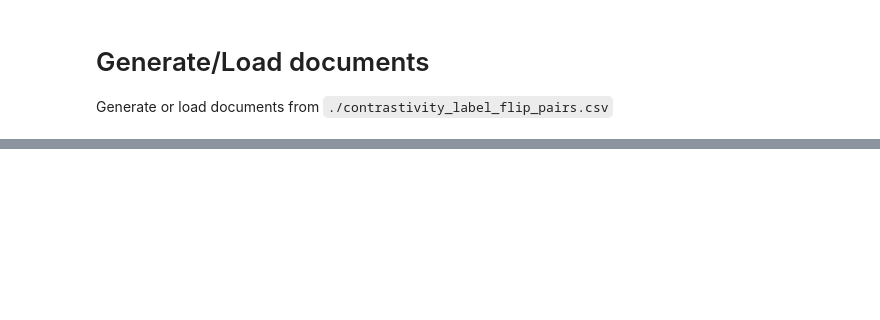
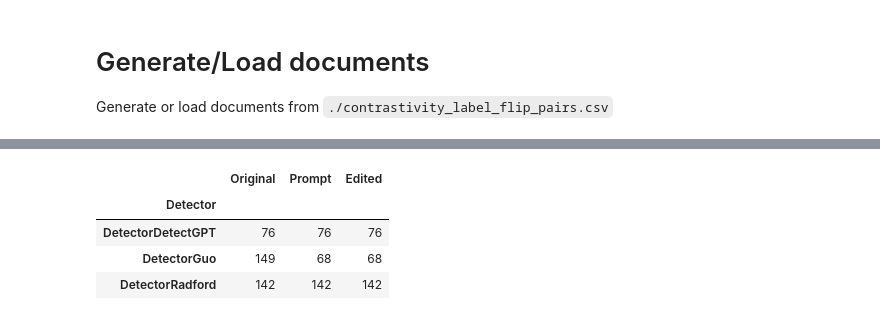
Before and after one commit to loris3/evaluation_explanation_quality, a Jupyter notebook: contrastivity.ipynb, the cells around one changed output, grey strips where cells are left out. Saved outputs shown, nothing was run; the diff lists cells and outputs as text; code cells hidden in the pictures; blank space fills up the shorter version.

```diff
--- a/contrastivity.ipynb
+++ b/contrastivity.ipynb
@@ -85 +116,9 @@ df
+# %%
+df.groupby("Detector").count()
+# %% [output]
+|  | Original | Prompt | Edited |
+| Detector |  |  |  |
+| DetectorDetectGPT | 76 | 76 | 76 |
+| DetectorGuo | 149 | 68 | 68 |
+| DetectorRadford | 142 | 142 | 142 |
 # %%
```
Also changed, not shown: parts of 20 cells of this notebook, 8 other files.
